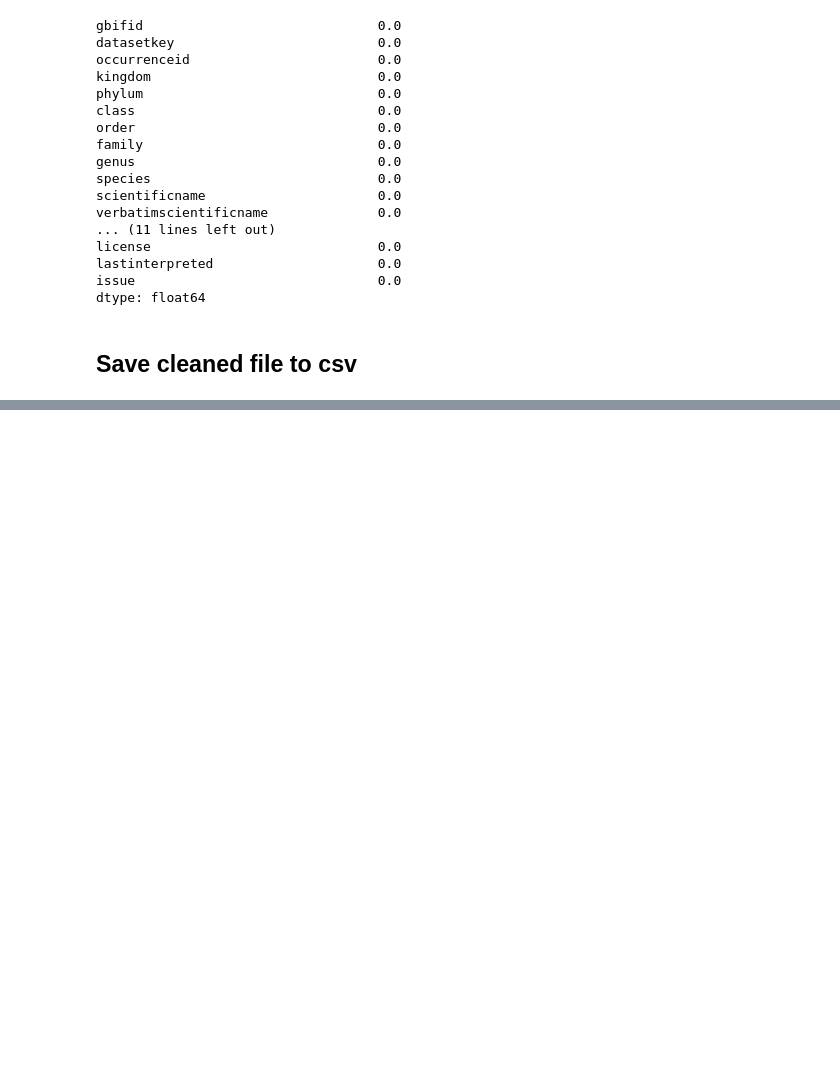
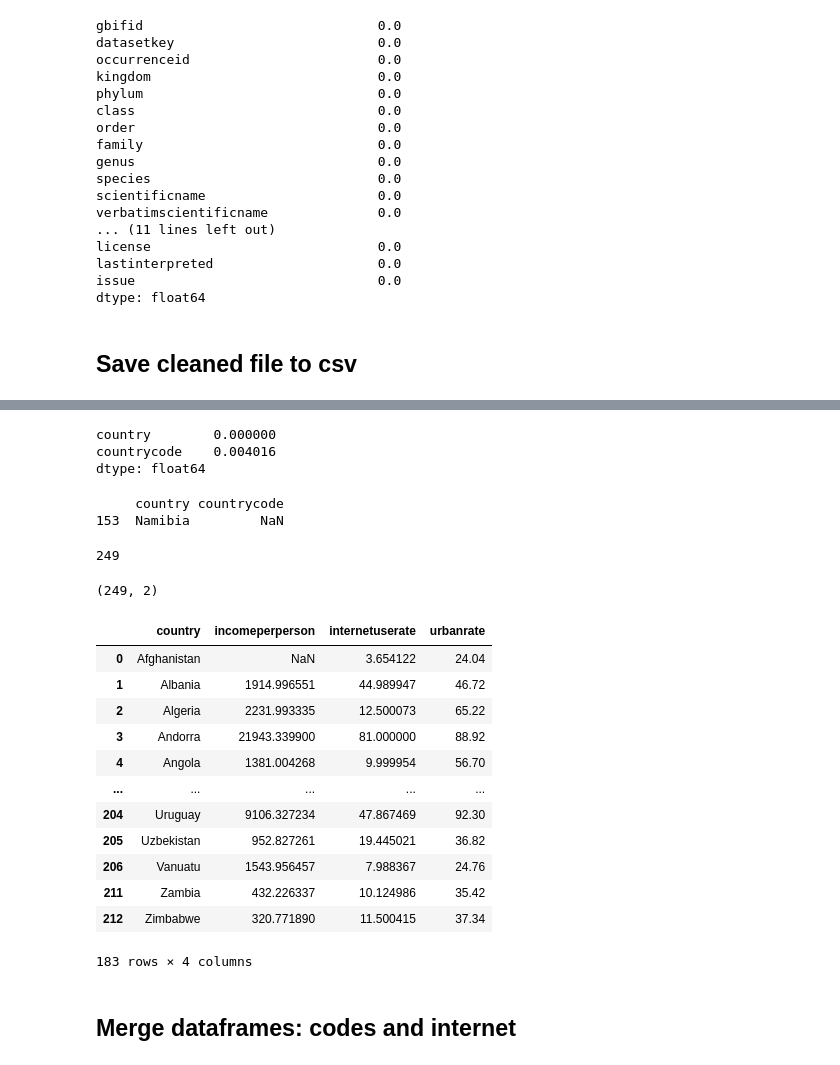
Before and after one commit to Tallaringues/mid-bootcamp-project-plantanet, a Jupyter notebook: Notebooks/clean_dataset_saved.ipynb, the cells around one changed output, grey strips where cells are left out. Cells and saved outputs as stored; diff of their text form; code cells hidden in the pictures; blank space fills up the shorter version.

```diff
--- a/Notebooks/clean_dataset_saved.ipynb
+++ b/Notebooks/clean_dataset_saved.ipynb
@@ -246,0 +258,4 @@ plant_copy.to_csv(file_path, sep='\t', index=False)
+# %%
+internet = pd.read_csv('../Data/raw/gapminder_internet.csv', sep=',')
+display(internet.shape)
+internet.head()
@@ -246,0 +310,4 @@ plant_copy.to_csv(file_path, sep='\t', index=False)
+# %%
+codes = pd.read_csv('../Data/raw/country_list.csv', sep=',')
+display(codes.shape)
+codes.head()
@@ -246,0 +322,4 @@ plant_copy.to_csv(file_path, sep='\t', index=False)
+# %%
+# rename the columns using a dictionaty
+codes.rename(columns=({'Name': 'country', 'Code': 'countrycode'}), inplace=True)
+codes.columns
@@ -246,0 +335,41 @@ plant_copy.to_csv(file_path, sep='\t', index=False)
+# %%
+# check if there are missing values
+codes.isnull().sum()/len(codes)
+# %% [output]
+country        0.000000
+countrycode    0.004016
+dtype: float64
+# %%
+# check which countries do not have a code
+print(codes[codes['countrycode'].isnull()])
+# %% [output]
+     country countrycode
+153  Namibia         NaN
+# %%
+# Namibia's country code is NA - replace missing value for 'NA'
+codes['countrycode'].fillna('NA', inplace=True)
+# %%
+# compare number of unique values with shape to verify that no code is repeated.
+display(codes['countrycode'].nunique())
+display(codes.shape)
+# %% [output]
+249
+(249, 2)
+# %%
+internet[internet["country"].isin(codes["country"])]
+# %% [output]
+|  | country | incomeperperson | internetuserate | urbanrate |
+| 0 | Afghanistan | NaN | 3.654122 | 24.04 |
+| 1 | Albania | 1914.996551 | 44.989947 | 46.72 |
+| 2 | Algeria | 2231.993335 | 12.500073 | 65.22 |
+| 3 | Andorra | 21943.339900 | 81.000000 | 88.92 |
+| 4 | Angola | 1381.004268 | 9.999954 | 56.70 |
+| ... | ... | ... | ... | ... |
+| 204 | Uruguay | 9106.327234 | 47.867469 | 92.30 |
+| 205 | Uzbekistan | 952.827261 | 19.445021 | 36.82 |
+| 206 | Vanuatu | 1543.956457 | 7.988367 | 24.76 |
+| 211 | Zambia | 432.226337 | 10.124986 | 35.42 |
+| 212 | Zimbabwe | 320.771890 | 11.500415 | 37.34 |
+183 rows × 4 columns
+# %% [markdown]
+## Merge dataframes: codes and internet
```
Also changed, not shown: parts of 12 cells of this notebook.
